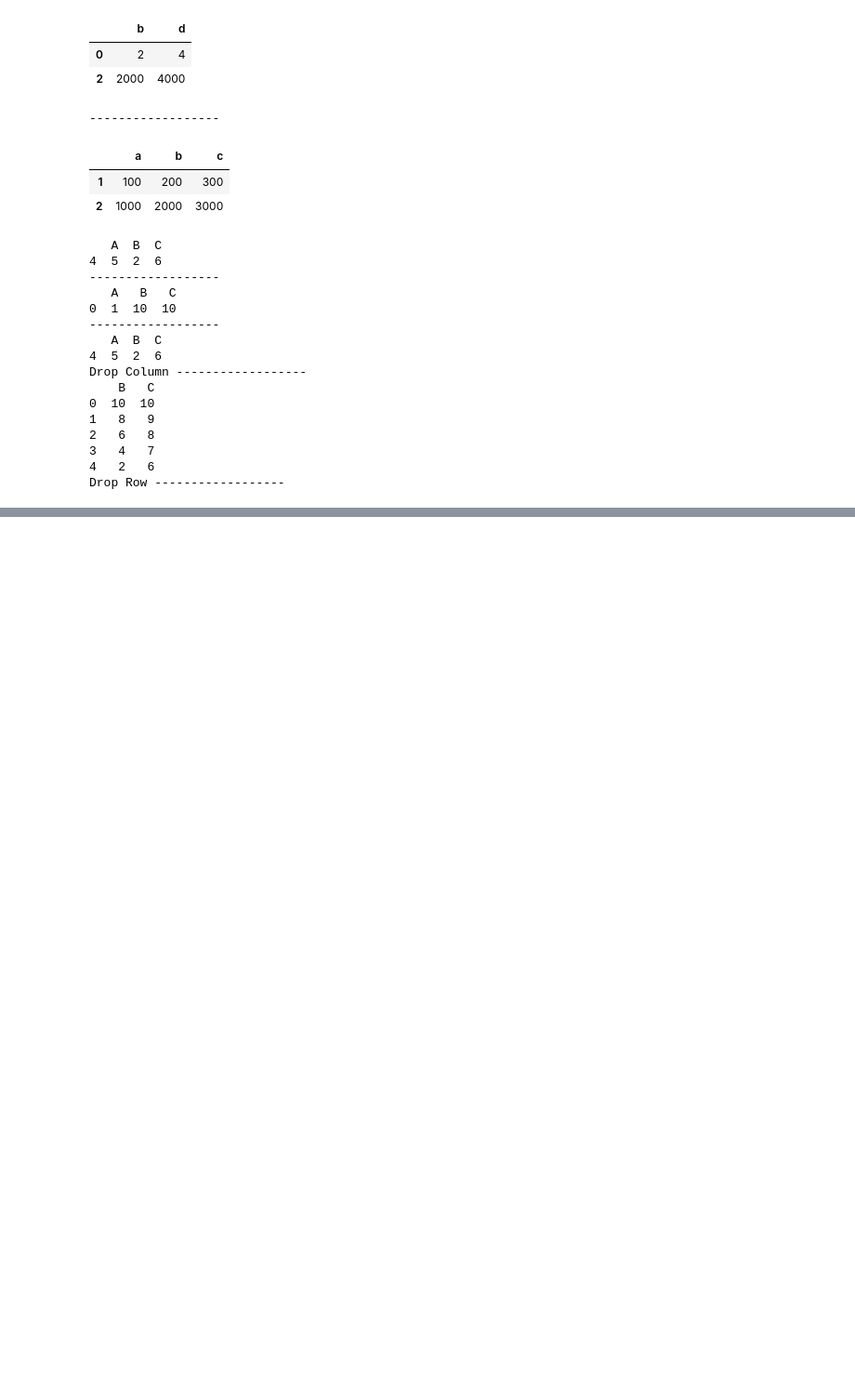
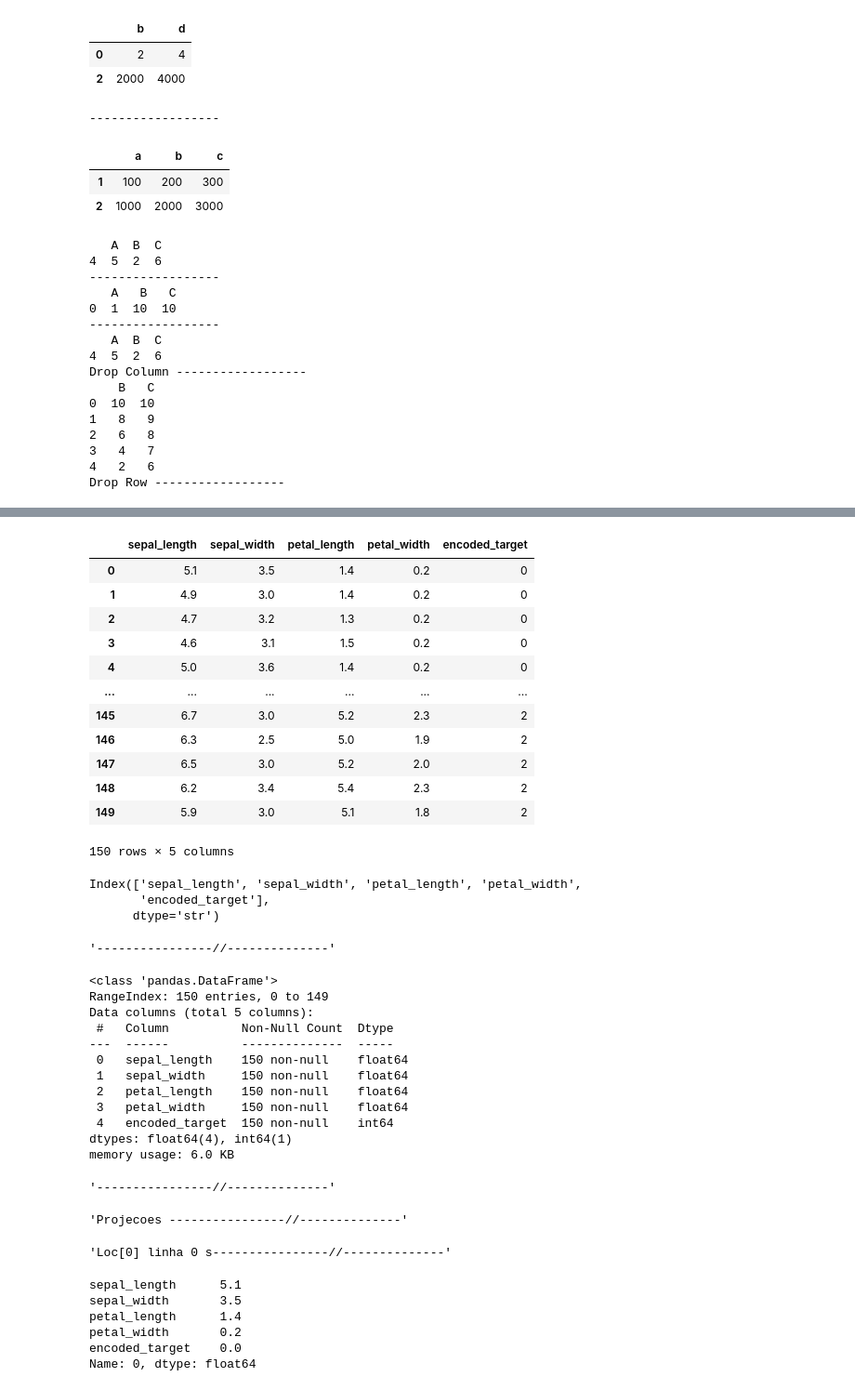
Before and after one commit to guuhh/pysparkProjectDemo, a Jupyter notebook: Untitled.ipynb, the cells around one changed output, grey strips where cells are left out. Shown at 93% size. Drawn from its saved outputs; the diff is of its cells as text; code cells hidden in the pictures; blank space fills up the shorter version.

```diff
--- a/Untitled.ipynb
+++ b/Untitled.ipynb
@@ -420,0 +530,65 @@ print(drop_row_df)
+# %%
+import pandas as pd
+from sklearn.datasets import load_iris
+
+data = load_iris()
+iris_df = pd.DataFrame(data.data, columns = data.feature_names)
+iris_df['encoded_target'] = data.target
+
+iris_df.sample(10)
+
+iris_df.columns =  [c.replace("(cm)","").rstrip().replace(" ","_") for c in iris_df.columns]
+
+display(iris_df)
+
+display(iris_df.columns)
+display('----------------//--------------')
+iris_df.info()
+display('----------------//--------------')
+iris_df.describe()
+
+display('Projecoes ----------------//--------------')
+
+#Projecão
+
+display('Loc[0] linha 0 s----------------//--------------')
+iris_df.loc[0]
+# %% [output]
+|  | sepal_length | sepal_width | petal_length | petal_width | encoded_target |
+| 0 | 5.1 | 3.5 | 1.4 | 0.2 | 0 |
+| 1 | 4.9 | 3.0 | 1.4 | 0.2 | 0 |
+| 2 | 4.7 | 3.2 | 1.3 | 0.2 | 0 |
+| 3 | 4.6 | 3.1 | 1.5 | 0.2 | 0 |
+| 4 | 5.0 | 3.6 | 1.4 | 0.2 | 0 |
+| ... | ... | ... | ... | ... | ... |
+| 145 | 6.7 | 3.0 | 5.2 | 2.3 | 2 |
+| 146 | 6.3 | 2.5 | 5.0 | 1.9 | 2 |
+| 147 | 6.5 | 3.0 | 5.2 | 2.0 | 2 |
+| 148 | 6.2 | 3.4 | 5.4 | 2.3 | 2 |
+| 149 | 5.9 | 3.0 | 5.1 | 1.8 | 2 |
+150 rows × 5 columns
+Index(['sepal_length', 'sepal_width', 'petal_length', 'petal_width',
+       'encoded_target'],
+      dtype='str')
+'----------------//--------------'
+<class 'pandas.DataFrame'>
+RangeIndex: 150 entries, 0 to 149
+Data columns (total 5 columns):
+ #   Column          Non-Null Count  Dtype
+---  ------          --------------  -----
+ 0   sepal_length    150 non-null    float64
+ 1   sepal_width     150 non-null    float64
+ 2   petal_length    150 non-null    float64
+ 3   petal_width     150 non-null    float64
+ 4   encoded_target  150 non-null    int64
+dtypes: float64(4), int64(1)
+memory usage: 6.0 KB
+'----------------//--------------'
+'Projecoes ----------------//--------------'
+'Loc[0] linha 0 s----------------//--------------'
+sepal_length      5.1
+sepal_width       3.5
+petal_length      1.4
+petal_width       0.2
+encoded_target    0.0
+Name: 0, dtype: float64
```
Also changed, not shown: parts of 20 cells of this notebook.
